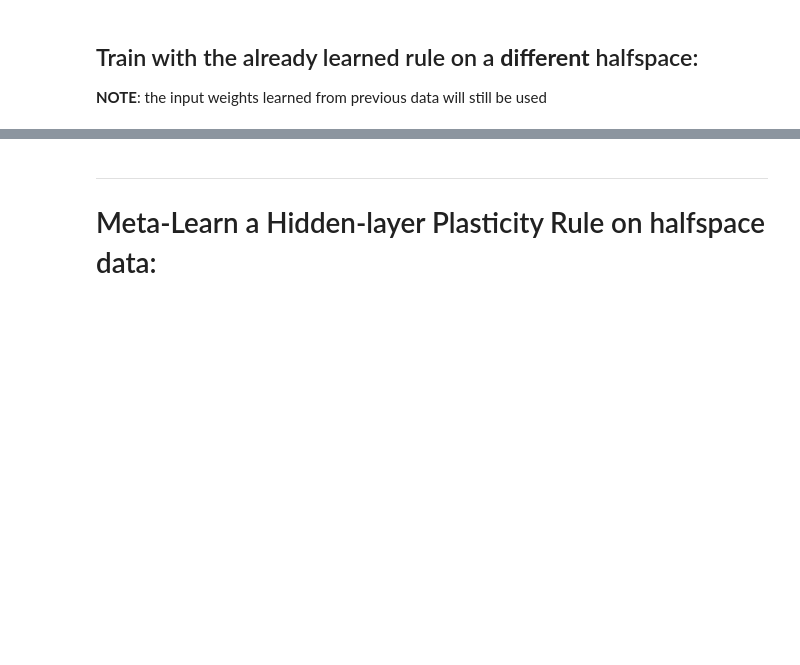
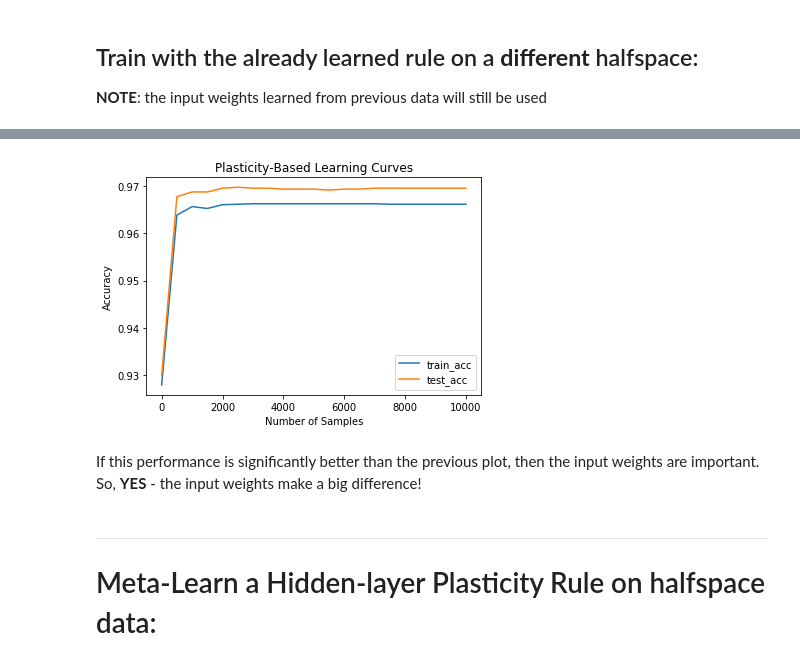
Before and after one commit to saykartik/assemblies, a Jupyter notebook: BrainNet/FFBrainNet Tests.ipynb, the cells around one changed output, grey strips where cells are left out. Drawn from its saved outputs; the diff is of its cells as text; code cells hidden in the pictures; blank space fills up the shorter version.

```diff
--- a/BrainNet/FFBrainNet Tests.ipynb
+++ b/BrainNet/FFBrainNet Tests.ipynb
@@ -268,3 +339,20 @@ plt.show()
+# %%
+# Plot plasticity-based learning curves
+tot_samples = (len(plas_train_acc) - 1) * 500
+plas_samples = np.linspace(0, tot_samples, len(plas_train_acc))
+
+plt.plot(plas_samples, plas_train_acc, label='train_acc')
+plt.plot(plas_samples, plas_test_acc, label='test_acc')
+plt.title('Plasticity-Based Learning Curves')
+plt.xlabel('Number of Samples')
+plt.ylabel('Accuracy')
+plt.legend()
+plt.show()
+# %% [output]
+[figure, added]
+# %% [markdown]
+If this performance is significantly better than the previous plot, then the input weights are important. \
+So, **YES** - the input weights make a big difference!
 # %% [markdown]
 ---
 # Meta-Learn a Hidden-layer Plasticity Rule on halfspace data:
```
Also changed, not shown: parts of 15 cells of this notebook.
